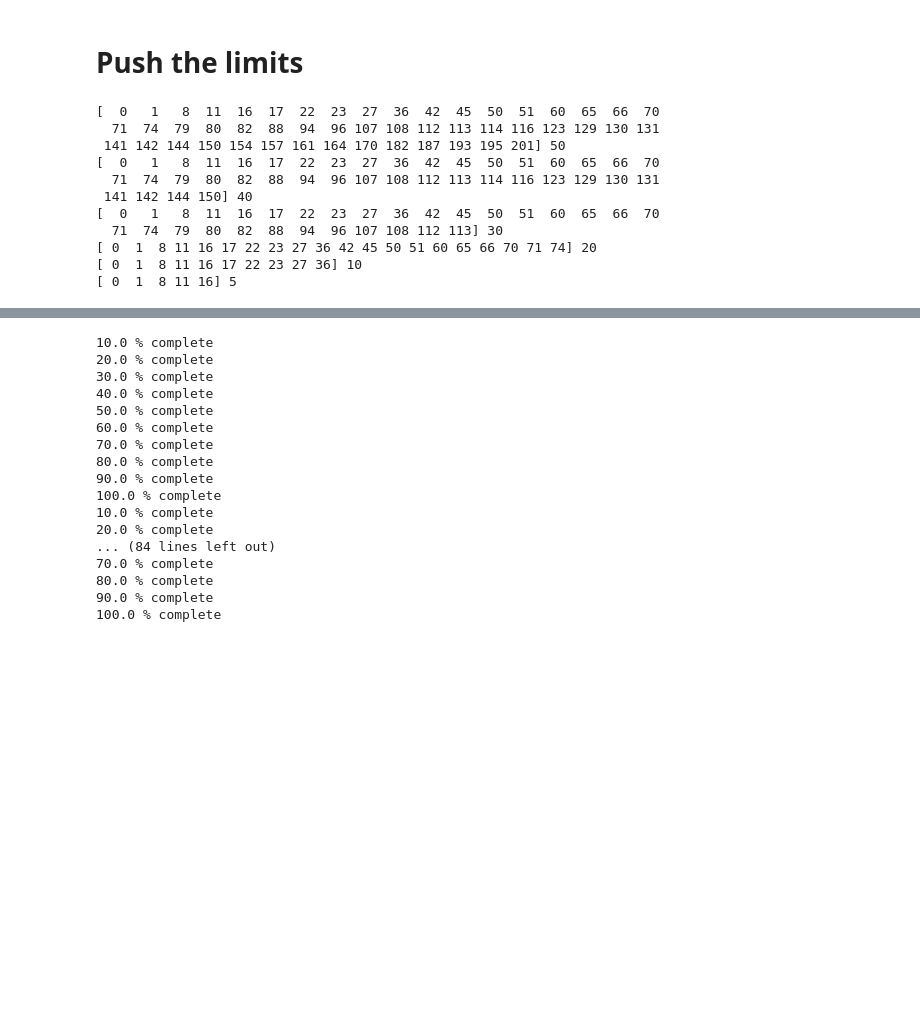
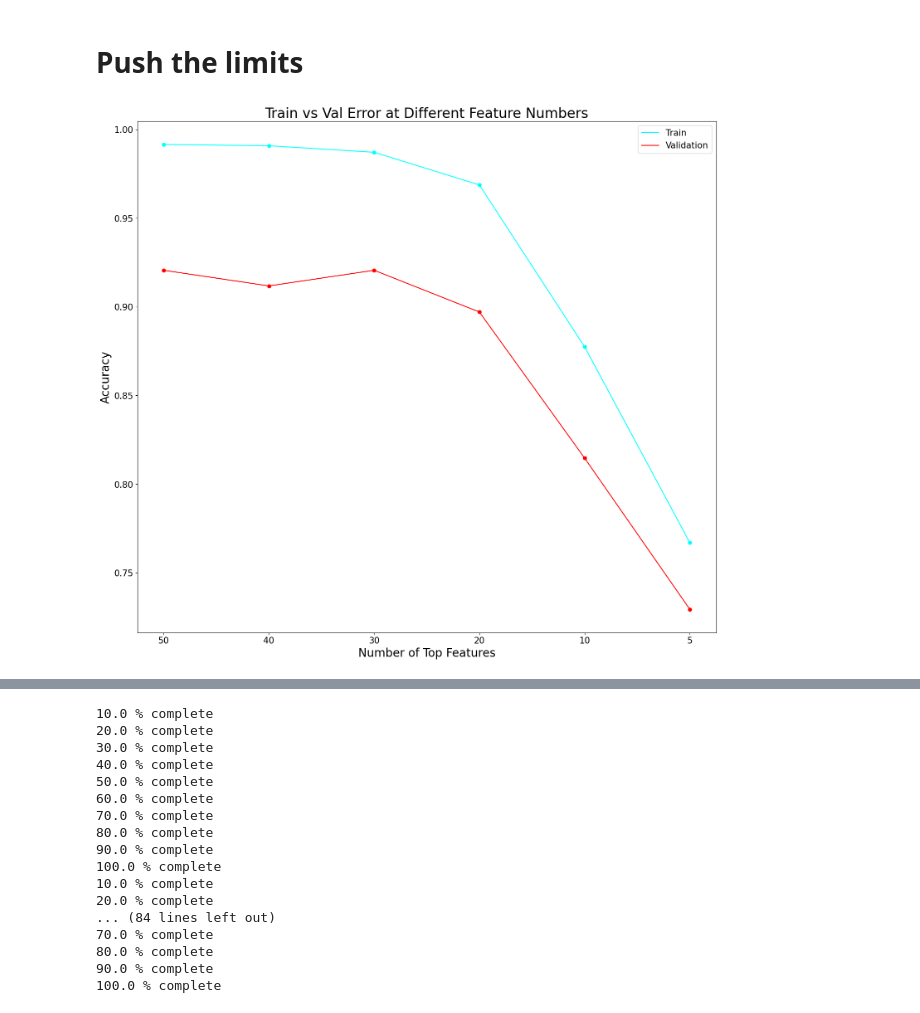
Before and after one commit to timothylindsey/Biola-Lawrence-Livermore-Project, a Jupyter notebook: Code/Feature Testing.ipynb, the cells around one changed output, grey strips where cells are left out. Cells and saved outputs as stored; diff of their text form; code cells hidden in the pictures; blank space fills up the shorter version.

Commit message:
Feature Testing Figures

```diff
--- a/Code/Feature Testing.ipynb
+++ b/Code/Feature Testing.ipynb
@@ -19,4 +19,4 @@ from tensorflow.keras.losses import BinaryCrossentropy
 from tensorflow.keras.losses import MeanSquaredError
 #use for dark mode
 plt.rcParams["font.family"] = "serif"
-#plt.style.use('dark_background')
+plt.style.use('default')
@@ -258,55 +292,50 @@ out_samp_acc = []
 
 for x in remove:
 
     temp_col_idx = top_50_col_idx.copy()
     end = 50 - x
     idx = np.arange(end, 50)
     temp_col_idx = np.delete(temp_col_idx, idx)
 
     train_data_df = pd.DataFrame(trainData, columns = full_features)
     train_temp_df = train_data_df.copy()
     val_data_df = pd.DataFrame(valData, columns = full_features)
     val_temp_df = val_data_df.copy()
 
-    zero_cols = list(col_idx - temp_col_idx)
+    test_cols_set = set(temp_col_idx)
+    col_idx_set = set(col_idx)
+    zero_cols = list(col_idx_set - test_cols_set)
 
     train_temp_df.iloc[:, zero_cols] *= 0
     val_temp_df.iloc[:, zero_cols] *= 0
 
     Xtrain = train_temp_df.values
     Xval = val_temp_df.values
-    accuracy = runBasicSVM(Xtrain,classTrain, Xval)
-    in_samp_acc.append(accuracy_score(classTrain, accuracy[0]))
-    out_samp_acc.append(accuracy_score(classVal, accuracy[1]))
+    accuracy_temp,_ = runBasicSVM(Xtrain,classTrain, Xval)
+    in_samp_acc.append(accuracy_score(classTrain, accuracy_temp[0]))
+    out_samp_acc.append(accuracy_score(classVal, accuracy_temp[1]))
 
     #print("Partition:", 100*dataSegments[i], "\b%, Train Err: ", avrErr[-1], "Val Err: ", avrErrVal[-1])
 
-ax[0].plot(in_samp_acc, color=colors[0])
-ax[0].plot(out_samp_acc,  color=colors[1])
+ticks = [0,1,2,3,4,5]
+ax.scatter(ticks,in_samp_acc, color=colors[0])
+ax.scatter(ticks,out_samp_acc,  color=colors[1])
+ax.plot(in_samp_acc, color=colors[0])
+ax.plot(out_samp_acc,  color=colors[1])
 
 
-ax[0].set_title("Train vs Val Error at Different Feature Numbers", fontsize = 24)
+ax.set_title("Train vs Val Error at Different Feature Numbers", fontsize = 24)
 #ax[1].set_title("Val Error at Different Data Percentages", fontsize = 24)
-ticks = [1,2,3,4,5,6]
-labels = [50,40,30,20,10,5]
+xlabels = ['0','50','40','30','20','10','5']
 
-ax[0].xticks(ticks, labels, rotation = 'horizontal', labelsize=15)
-ax[0].legend(loc = 'lower right', fontsize = 15)
-ax[0].set_xlabel("Epochs", fontsize = 20)
-ax[0].set_ylabel("Accuracy", fontsize = 20)
-
+ax.set_xticklabels(xlabels)
+ax.tick_params(axis='both', labelsize=15)
+ax.legend(["Train","Validation"],loc = 'upper right', fontsize = 15)
+ax.set_xlabel("Number of Top Features", fontsize = 20)
+ax.set_ylabel("Accuracy", fontsize = 20)
+plt.savefig("../Figures/TopFeaturesDrop.jpg", bbox_inches='tight')
 
 
     #print(temp_col_idx, len(temp_col_idx)
 # %% [output]
-[  0   1   8  11  16  17  22  23  27  36  42  45  50  51  60  65  66  70
-  71  74  79  80  82  88  94  96 107 108 112 113 114 116 123 129 130 131
- 141 142 144 150 154 157 161 164 170 182 187 193 195 201] 50
-[  0   1   8  11  16  17  22  23  27  36  42  45  50  51  60  65  66  70
-  71  74  79  80  82  88  94  96 107 108 112 113 114 116 123 129 130 131
- 141 142 144 150] 40
-[  0   1   8  11  16  17  22  23  27  36  42  45  50  51  60  65  66  70
-  71  74  79  80  82  88  94  96 107 108 112 113] 30
-[ 0  1  8 11 16 17 22 23 27 36 42 45 50 51 60 65 66 70 71 74] 20
-[ 0  1  8 11 16 17 22 23 27 36] 10
-[ 0  1  8 11 16] 5
+[figure, added]
```
Also changed, not shown: parts of 7 cells of this notebook, 2 other files.
